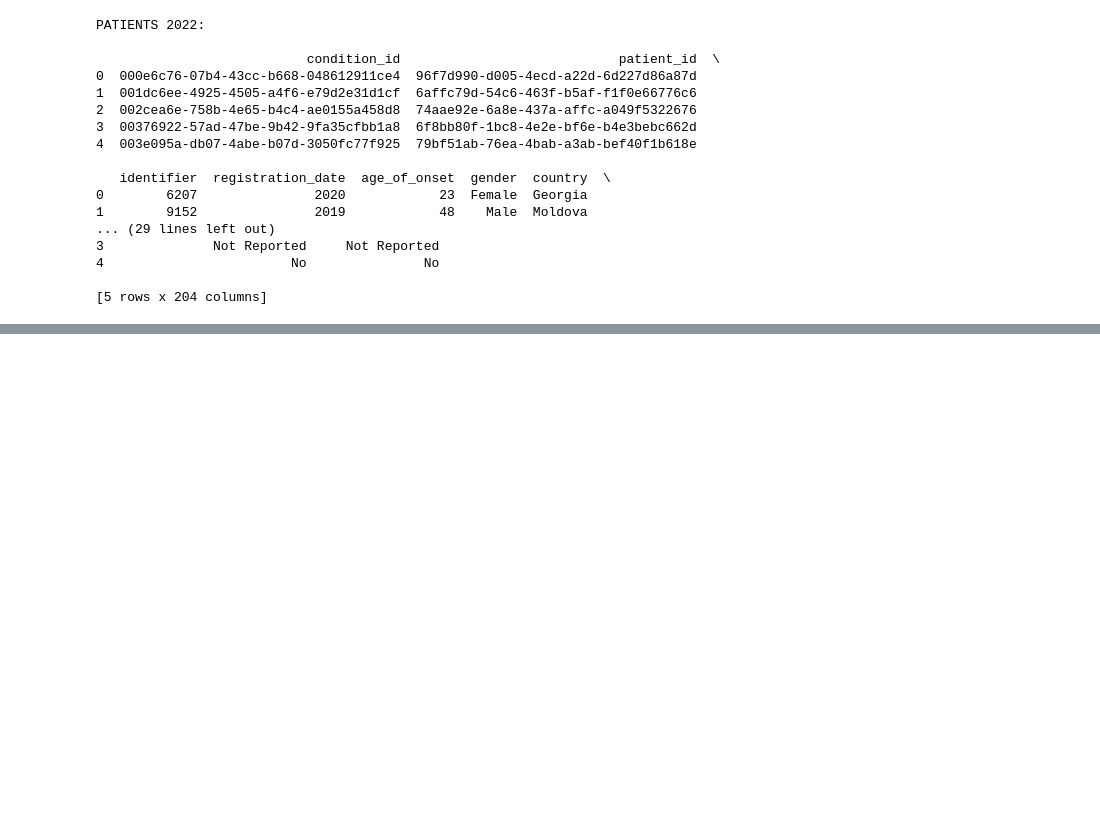
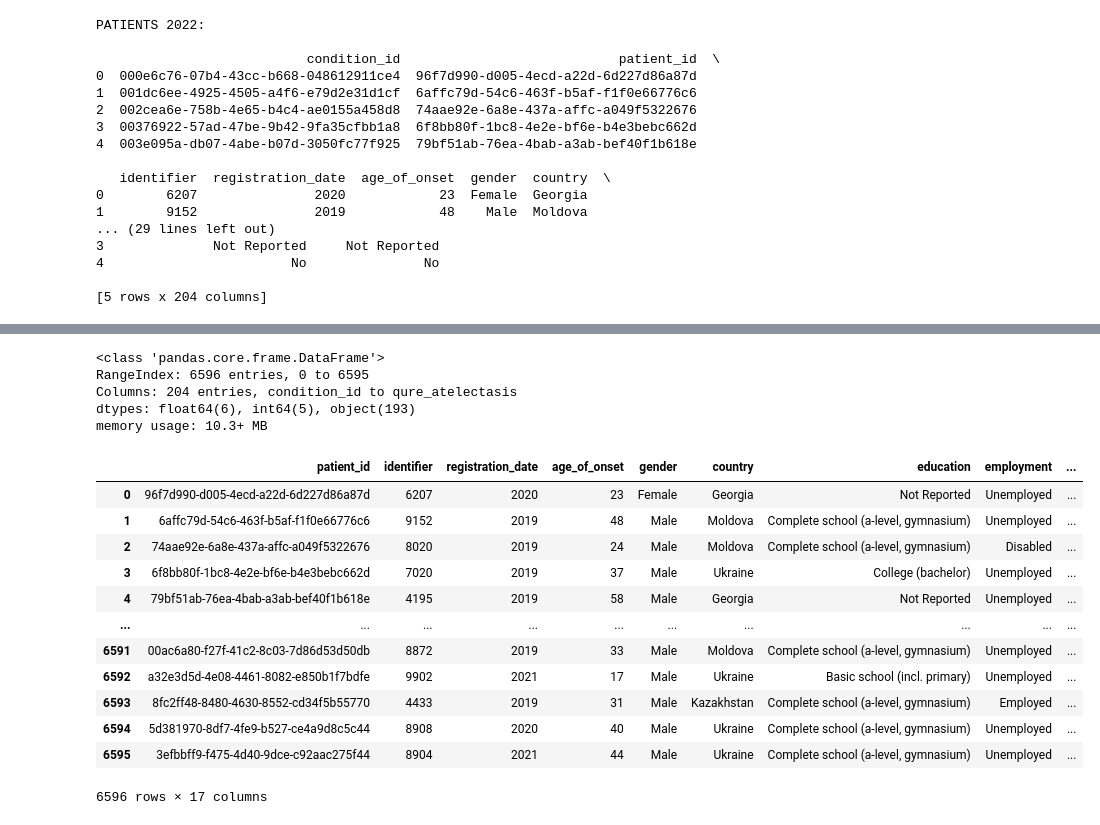
Before and after one commit to Taoheed-O/Tuberculosis_Survival_prediction, a Jupyter notebook: Data_analysis.ipynb, the cells around one changed output, grey strips where cells are left out. Saved outputs shown, nothing was run; the diff lists cells and outputs as text; code cells hidden in the pictures; blank space fills up the shorter version.

Commit message:
analysing the patients datasets for 2022 and 2023

```diff
--- a/Data_analysis.ipynb
+++ b/Data_analysis.ipynb
@@ -115,3 +115,12 @@ PATIENTS 2022:
 4                        No               No
 
 [5 rows x 204 columns]
+# %%
+patients_2022_copy = patients_2022.copy()
+patients_2023_copy = patients_2023.copy()
+
+specimens_2022_copy = specimen_2022.copy()
+specimens_2023_copy = specimen_2022.copy()
+
+regimens_2022_copy = specimen_2022.copy()
+regimens_2023_copy = specimen_2023.copy()
@@ -117,0 +139,46 @@ PATIENTS 2022:
+# %%
+patients_2022_copy.info()
+patients_column_list_2022 = patients_2022.columns.to_list()
+# %% [output]
+<class 'pandas.core.frame.DataFrame'>
+RangeIndex: 6596 entries, 0 to 6595
+Columns: 204 entries, condition_id to qure_atelectasis
+dtypes: float64(6), int64(5), object(193)
+memory usage: 10.3+ MB
+# %%
+patients_column_list_2022
+patients_column_list_needed = ['patient_id',
+ 'identifier',
+ 'registration_date',
+ 'age_of_onset',
+ 'gender',
+ 'country',
+ 'education',
+ 'employment',
+ 'number_of_children',
+ 'number_of_daily_contacts',
+ 'case_definition',
+ 'diagnosis_code',
+ 'type_of_resistance',
+ 'bmi',
+ 'lung_localization',
+ 'x_ray_count',
+ 'status']
+
+patients_2022_new = patients_2022_copy[patients_column_list_needed]
+
+patients_2022_new
+# %% [output]
+|  | patient_id | identifier | registration_date | age_of_onset | gender | country | education | employment | ... |
+| 0 | 96f7d990-d005-4ecd-a22d-6d227d86a87d | 6207 | 2020 | 23 | Female | Georgia | Not Reported | Unemployed | ... |
+| 1 | 6affc79d-54c6-463f-b5af-f1f0e66776c6 | 9152 | 2019 | 48 | Male | Moldova | Complete school (a-level, gymnasium) | Unemployed | ... |
+| 2 | 74aae92e-6a8e-437a-affc-a049f5322676 | 8020 | 2019 | 24 | Male | Moldova | Complete school (a-level, gymnasium) | Disabled | ... |
+| 3 | 6f8bb80f-1bc8-4e2e-bf6e-b4e3bebc662d | 7020 | 2019 | 37 | Male | Ukraine | College (bachelor) | Unemployed | ... |
+| 4 | 79bf51ab-76ea-4bab-a3ab-bef40f1b618e | 4195 | 2019 | 58 | Male | Georgia | Not Reported | Unemployed | ... |
+| ... | ... | ... | ... | ... | ... | ... | ... | ... | ... |
+| 6591 | 00ac6a80-f27f-41c2-8c03-7d86d53d50db | 8872 | 2019 | 33 | Male | Moldova | Complete school (a-level, gymnasium) | Unemployed | ... |
+| 6592 | a32e3d5d-4e08-4461-8082-e850b1f7bdfe | 9902 | 2021 | 17 | Male | Ukraine | Basic school (incl. primary) | Unemployed | ... |
+| 6593 | 8fc2ff48-8480-4630-8552-cd34f5b55770 | 4433 | 2019 | 31 | Male | Kazakhstan | Complete school (a-level, gymnasium) | Employed | ... |
+| 6594 | 5d381970-8df7-4fe9-b527-ce4a9d8c5c44 | 8908 | 2020 | 40 | Male | Ukraine | Complete school (a-level, gymnasium) | Unemployed | ... |
+| 6595 | 3efbbff9-f475-4d40-9dce-c92aac275f44 | 8904 | 2021 | 44 | Male | Ukraine | Complete school (a-level, gymnasium) | Unemployed | ... |
+6596 rows × 17 columns
```
Also changed, not shown: parts of 6 cells of this notebook.
